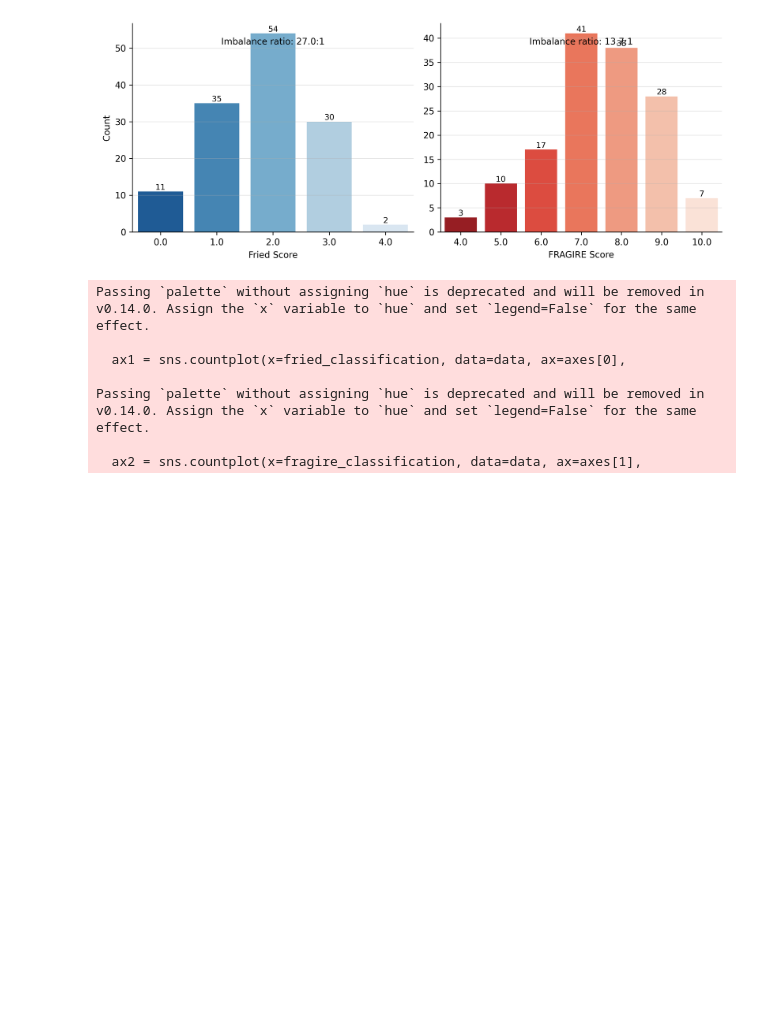
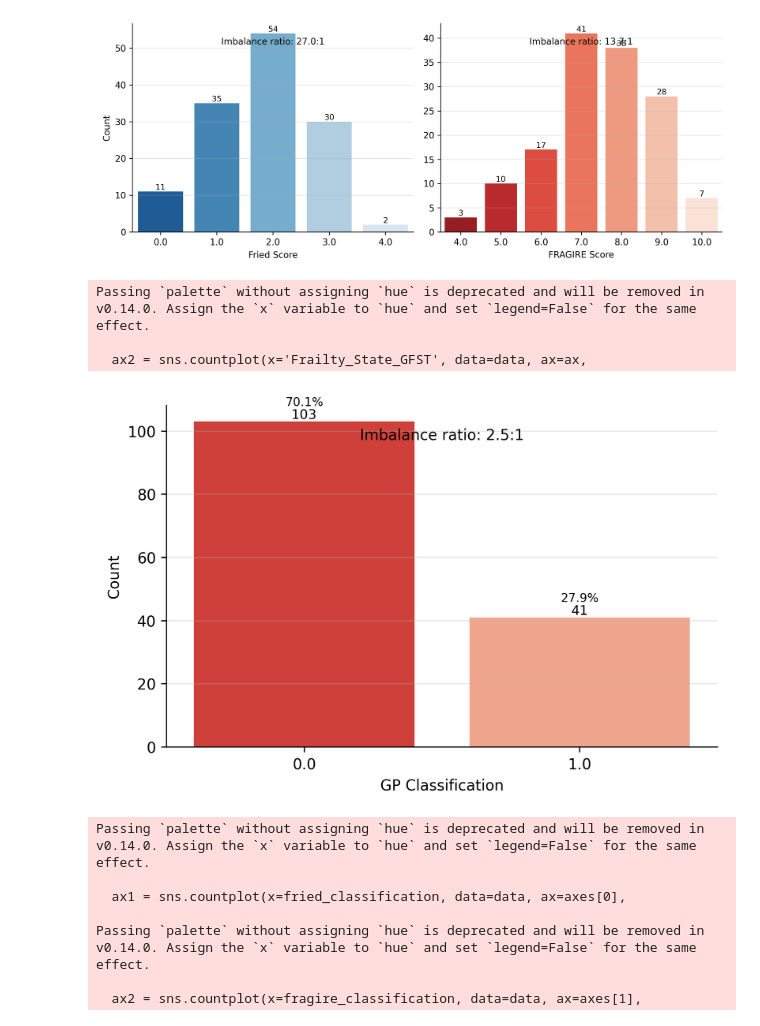
Before and after one commit to lukuenya/Thesis, a Jupyter notebook: notebooks/statistical_analysis_1.ipynb, the cells around one changed output. Saved outputs shown, nothing was run; the diff lists cells and outputs as text; code cells hidden in the pictures; blank space fills up the shorter version.

```diff
--- a/notebooks/statistical_analysis_1.ipynb
+++ b/notebooks/statistical_analysis_1.ipynb
@@ -74,6 +74,50 @@ Passing `palette` without assigning `hue` is deprecated and will be removed in v
 
   ax2 = sns.countplot(x='Frailty_Score_FRAGIRE18_SQ001', data=data, ax=axes[1],
 [figure]
+# %%
+# Create the figure with just one plot
+fig, ax = plt.subplots(figsize=(6, 4), dpi=300)
+
+# Plot for FRAGIRE Classification
+ax2 = sns.countplot(x='Frailty_State_GFST', data=data, ax=ax,
+                  palette='Reds_r', saturation=0.8)
+ax.set_xlabel("GP Classification")
+ax.set_ylabel('Count')
+
+# Add count labels on top of bars
+for p in ax2.patches:
+    ax.annotate(f'{int(p.get_height())}',
+                (p.get_x() + p.get_width()/2., p.get_height()),
+                ha='center', va='bottom', fontsize=9)
+
+# Calculate class imbalance ratio
+fragire_counts = data['Frailty_State_GFST'].value_counts()
+fragire_ratio = fragire_counts.max() / fragire_counts.min()
+
+# Add imbalance ratio to plot
+ax.text(0.5, 0.9, f'Imbalance ratio: {fragire_ratio:.1f}:1',
+        transform=ax.transAxes, ha='center')
+
+# Improve appearance
+ax.spines['top'].set_visible(False)
+ax.spines['right'].set_visible(False)
+ax.grid(axis='y', alpha=0.3)
+
+# Add percentage labels above count
+total = len(data)
+for i, p in enumerate(ax.patches):
+    percentage = 100 * p.get_height() / total
+    ax.annotate(f'{percentage:.1f}%',
+               (p.get_x() + p.get_width()/2., p.get_height() + 5),
+               ha='center', fontsize=8)
+
+plt.tight_layout()
+plt.show()
+# %% [output]
+Passing `palette` without assigning `hue` is deprecated and will be removed in v0.14.0. Assign the `x` variable to `hue` and set `legend=False` for the same effect.
+
+  ax2 = sns.countplot(x='Frailty_State_GFST', data=data, ax=ax,
+[figure, added]
 # %%
 # Adjust column names based on your actual classification target columns
 fried_classification = 'Fried_State'  # Replace with your actual column name
```
Also changed, not shown: 1 other file.
